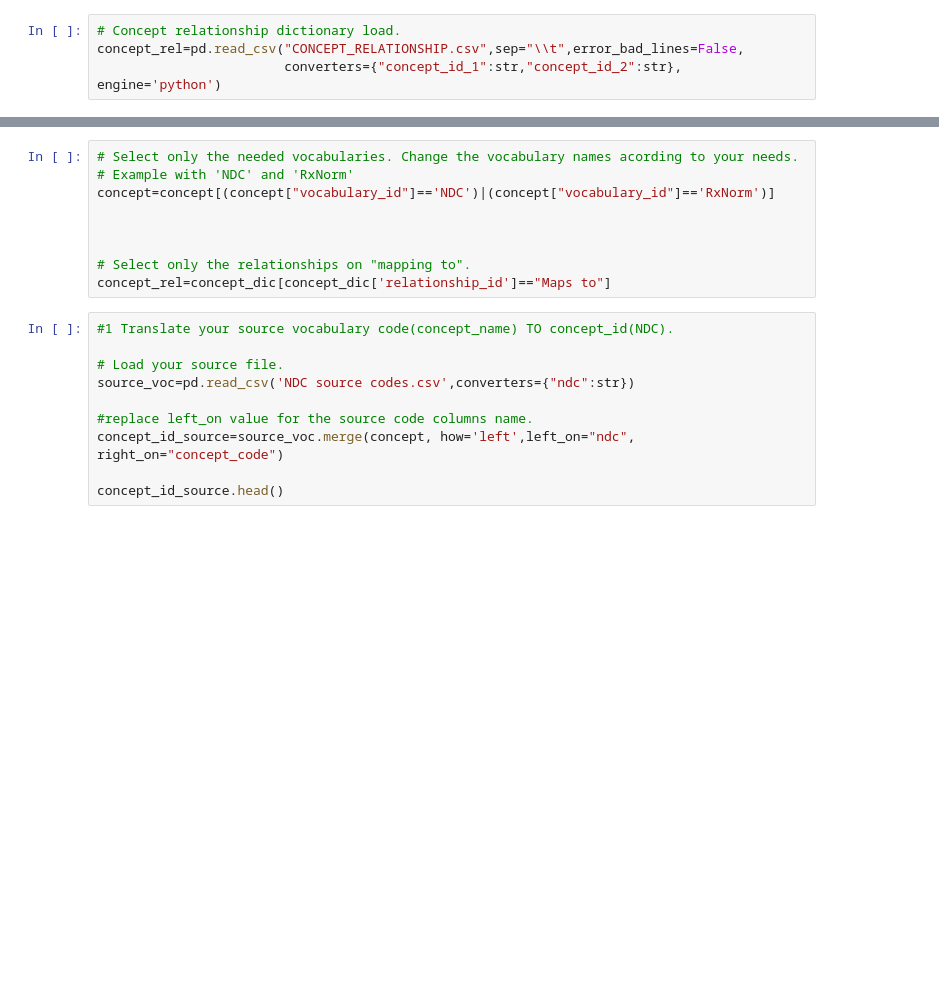
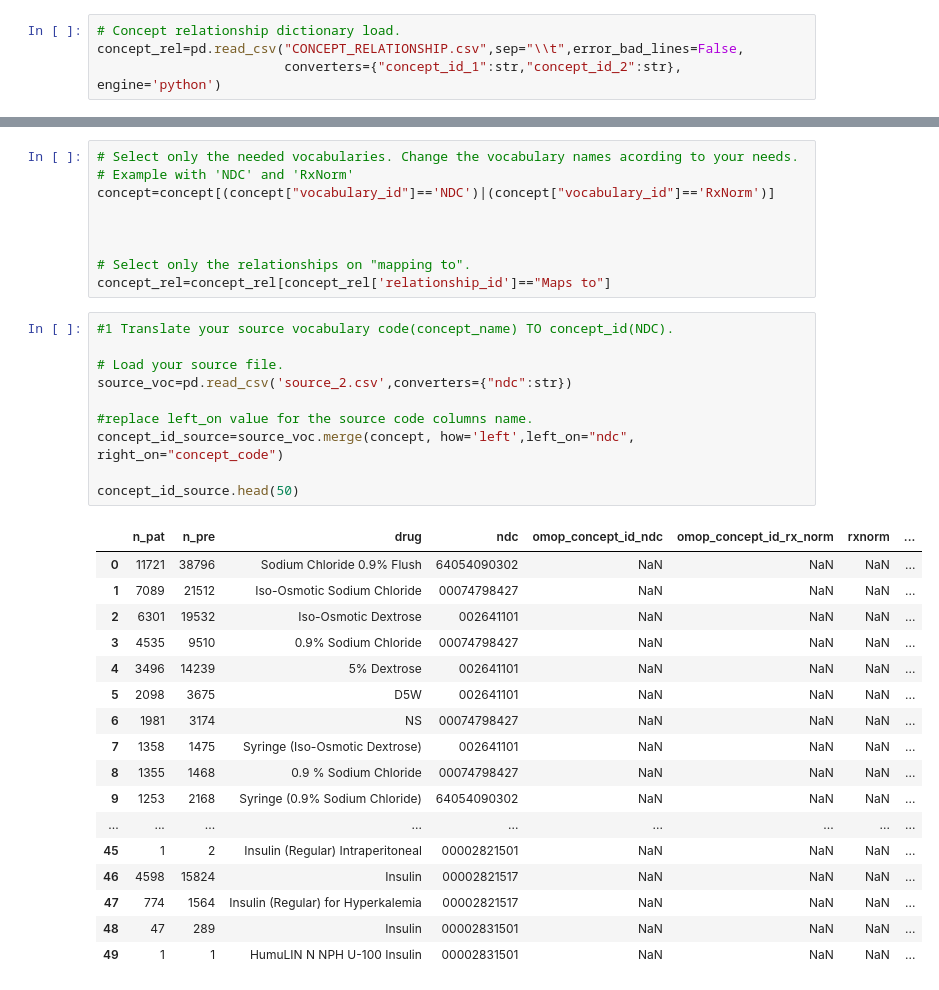
Before and after one commit to MIT-LCP/cwmed, a Jupyter notebook: voc_to_voc_translator.ipynb, the cells around one changed output, grey strips where cells are left out. Saved outputs shown, nothing was run; the diff lists cells and outputs as text; blank space fills up the shorter version.

```diff
--- a/voc_to_voc_translator.ipynb
+++ b/voc_to_voc_translator.ipynb
@@ -18,17 +28,35 @@ concept=concept[(concept["vocabulary_id"]=='NDC')|(concept["vocabulary_id"]=='Rx
 
 
 # Select only the relationships on "mapping to".
-concept_rel=concept_dic[concept_dic['relationship_id']=="Maps to"]
+concept_rel=concept_rel[concept_rel['relationship_id']=="Maps to"]
 # %%
 #1 Translate your source vocabulary code(concept_name) TO concept_id(NDC).
 
 # Load your source file.
-source_voc=pd.read_csv('NDC source codes.csv',converters={"ndc":str})
+source_voc=pd.read_csv('source_2.csv',converters={"ndc":str})
 
 #replace left_on value for the source code columns name.
 concept_id_source=source_voc.merge(concept, how='left',left_on="ndc", right_on="concept_code")
 
-concept_id_source.head()
+concept_id_source.head(50)
+# %% [output]
+|  | n_pat | n_pre | drug | ndc | omop_concept_id_ndc | omop_concept_id_rx_norm | rxnorm | ... |
+| 0 | 11721 | 38796 | Sodium Chloride 0.9% Flush | 64054090302 | NaN | NaN | NaN | ... |
+| 1 | 7089 | 21512 | Iso-Osmotic Sodium Chloride | 00074798427 | NaN | NaN | NaN | ... |
+| 2 | 6301 | 19532 | Iso-Osmotic Dextrose | 002641101 | NaN | NaN | NaN | ... |
+| 3 | 4535 | 9510 | 0.9% Sodium Chloride | 00074798427 | NaN | NaN | NaN | ... |
+| 4 | 3496 | 14239 | 5% Dextrose | 002641101 | NaN | NaN | NaN | ... |
+| 5 | 2098 | 3675 | D5W | 002641101 | NaN | NaN | NaN | ... |
+| 6 | 1981 | 3174 | NS | 00074798427 | NaN | NaN | NaN | ... |
+| 7 | 1358 | 1475 | Syringe (Iso-Osmotic Dextrose) | 002641101 | NaN | NaN | NaN | ... |
+| 8 | 1355 | 1468 | 0.9 % Sodium Chloride | 00074798427 | NaN | NaN | NaN | ... |
+| 9 | 1253 | 2168 | Syringe (0.9% Sodium Chloride) | 64054090302 | NaN | NaN | NaN | ... |
+| ... | ... | ... | ... | ... | ... | ... | ... | ... |
+| 45 | 1 | 2 | Insulin (Regular) Intraperitoneal | 00002821501 | NaN | NaN | NaN | ... |
+| 46 | 4598 | 15824 | Insulin | 00002821517 | NaN | NaN | NaN | ... |
+| 47 | 774 | 1564 | Insulin (Regular) for Hyperkalemia | 00002821517 | NaN | NaN | NaN | ... |
+| 48 | 47 | 289 | Insulin | 00002831501 | NaN | NaN | NaN | ... |
+| 49 | 1 | 1 | HumuLIN N NPH U-100 Insulin | 00002831501 | NaN | NaN | NaN | ... |
 # %%
 # 2 step. Merge tables joining on concept_id(from source voc) to concept_id()
 
```
Also changed, not shown: parts of 7 cells of this notebook.
